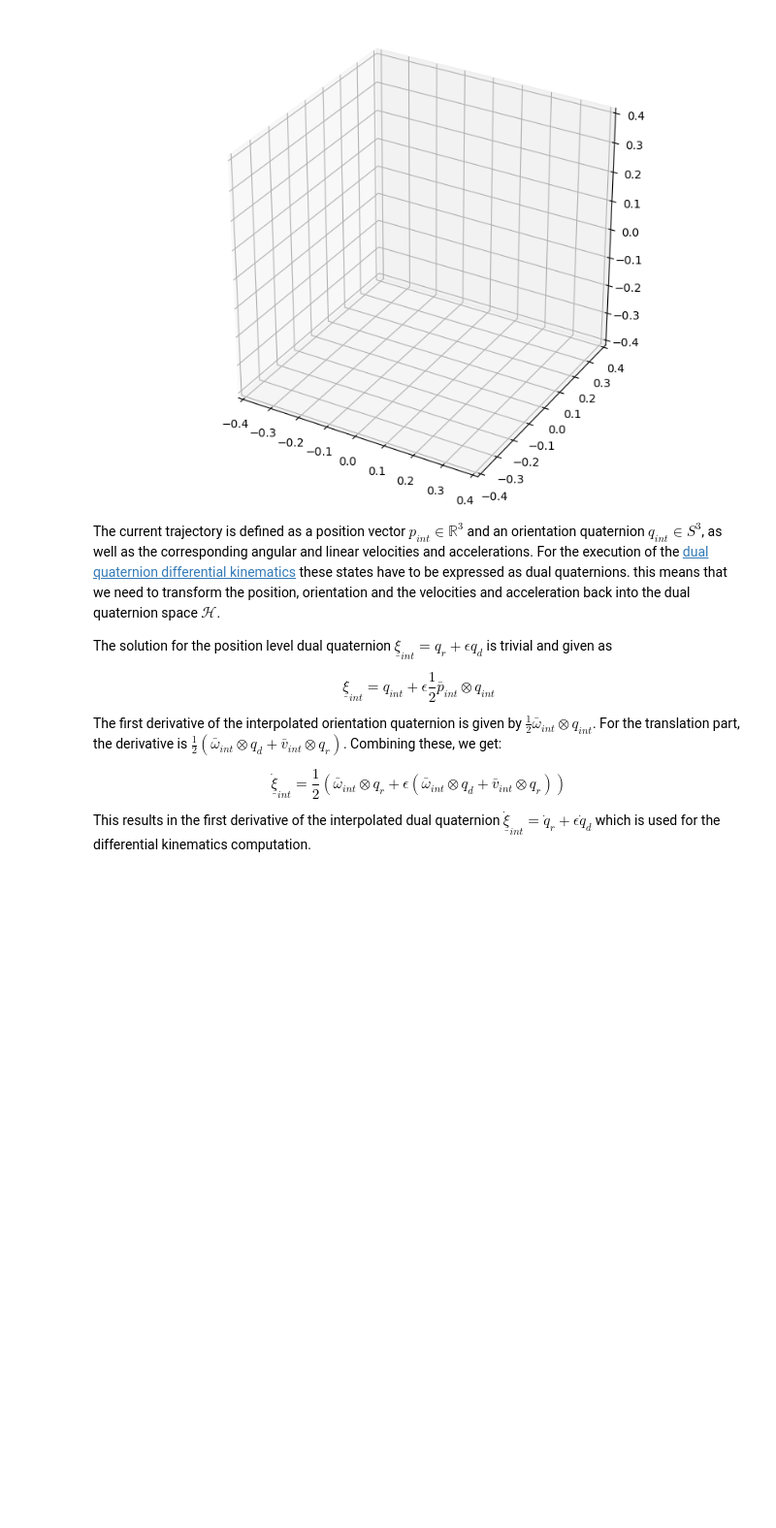
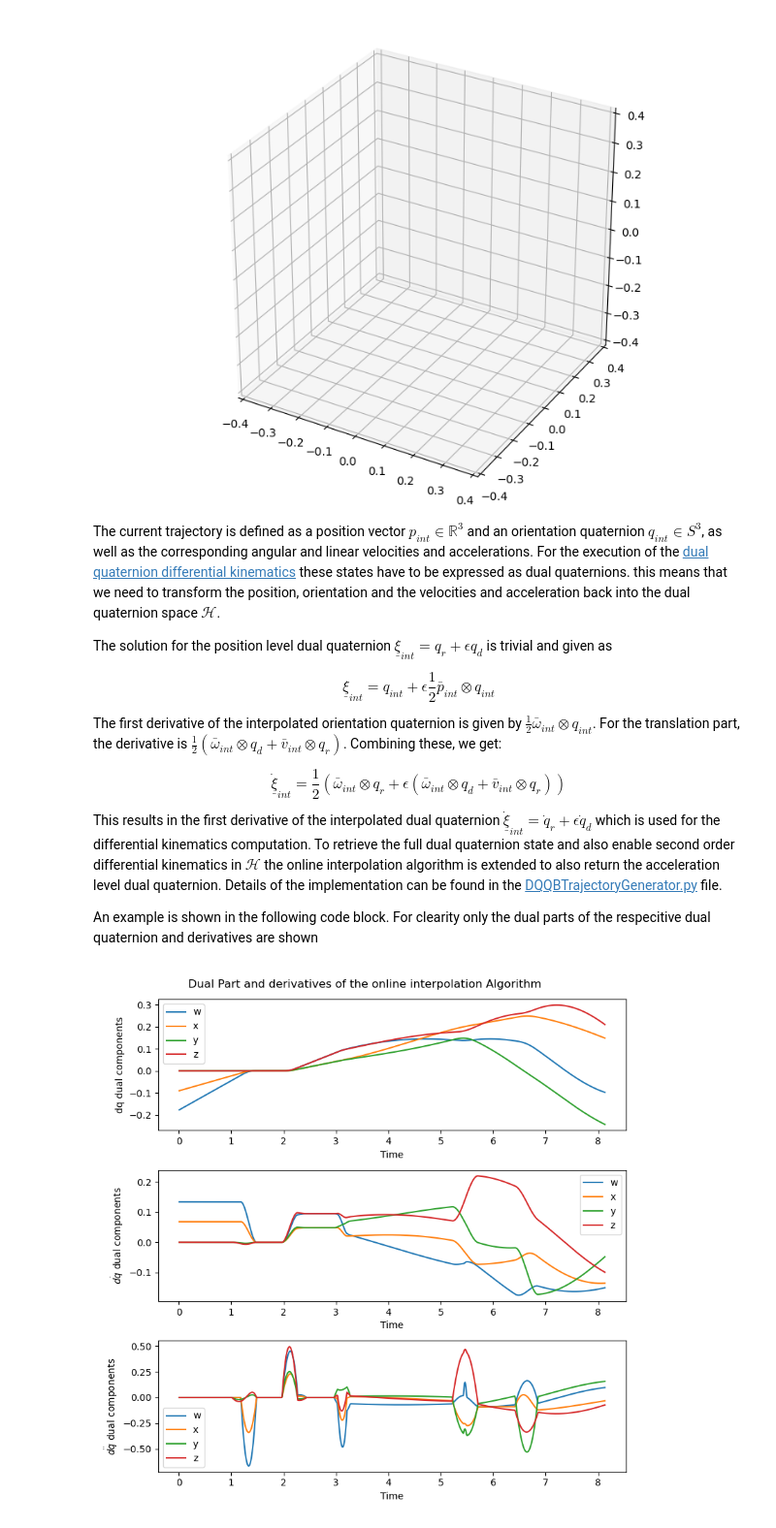
Before and after one commit to JTem/Masterthesis, a Jupyter notebook: 3.4_dual_quaternion_interpolation.ipynb, the cells around one changed output. Shown at 97% size. Cells and saved outputs as stored; diff of their text form; code cells hidden in the pictures; blank space fills up the shorter version.

Commit message:
worked on quaternion introduction

```diff
--- a/3.4_dual_quaternion_interpolation.ipynb
+++ b/3.4_dual_quaternion_interpolation.ipynb
@@ -683,7 +684,47 @@ $$
     \dot{\underline{\xi}}_{int} = \frac{1}{2} (\bar{\omega}_{int} \otimes q_{r} + \epsilon(\bar{\omega}_{int} \otimes q_d + \bar{v}_{int} \otimes q_r))
 $$
 
-This results in the first derivative of the interpolated dual quaternion $\dot{\underline{\xi}}_{int} = \dot{q}_r + \epsilon \dot{q}_d$ which is used for the differential kinematics computation.
+This results in the first derivative of the interpolated dual quaternion $\dot{\underline{\xi}}_{int} = \dot{q}_r + \epsilon \dot{q}_d$ which is used for the differential kinematics computation. To retrieve the full dual quaternion state and also enable second order differential kinematics in $\mathcal{H}$ the online interpolation algorithm is extended to also return the acceleration level dual quaternion. Details of the implementation can be found in the <a href="./DualQuaternionQuinticBlends/DQQBTrajectoryGenerator.py">DQQBTrajectoryGenerator.py</a> file.
+
+An example is shown in the following code block. For clearity only the dual parts of the respecitive dual quaternion and derivatives are shown
+# %%
+time_vec = np.arange(0.01, trajectory.time_vector[-1]+0.01, 0.01)
+
+dq_list = []
+dq_dot_list = []
+dq_ddot_list = []
+
+for t in time_vec:
+
+    dq, dq_dot, dq_ddot = trajectory.evaluateDQ(t)
+
+    dq_list.append(dq.dual.asVector().flatten())
+    dq_dot_list.append(dq_dot.dual.asVector().flatten())
+    dq_ddot_list.append(dq_ddot.dual.asVector().flatten())
+
+
+fig, (ax1, ax2, ax3) = plt.subplots(3, 1, figsize=(8, 8))
+fig.suptitle("Dual Part and derivatives of the online interpolation Algorithm")
+ax1.plot(time_vec, dq_list, label = ["w", "x", "y", "z"])
+ax1.set_xlabel('Time')
+ax1.set_ylabel("dq dual components")
+ax1.legend()
+
+ax2.plot(time_vec, dq_dot_list, label = ["w", "x", "y", "z"])
+ax2.set_xlabel('Time')
+ax2.set_ylabel("$\dot{dq}$ dual components")
+ax2.legend()
+
+ax3.plot(time_vec, dq_ddot_list, label = ["w", "x", "y", "z"])
+ax3.set_xlabel('Time')
+ax3.set_ylabel("$\ddot{dq}$ dual components")
+ax3.legend()
+
+# # Adjust the layout and display the plot
+plt.tight_layout()
+plt.show()
+# %% [output]
+[figure, added]
 # %% [markdown]
 <h1> Literature </h1>
 
```
Also changed, not shown: parts of 2 cells of this notebook, 3 other files.
